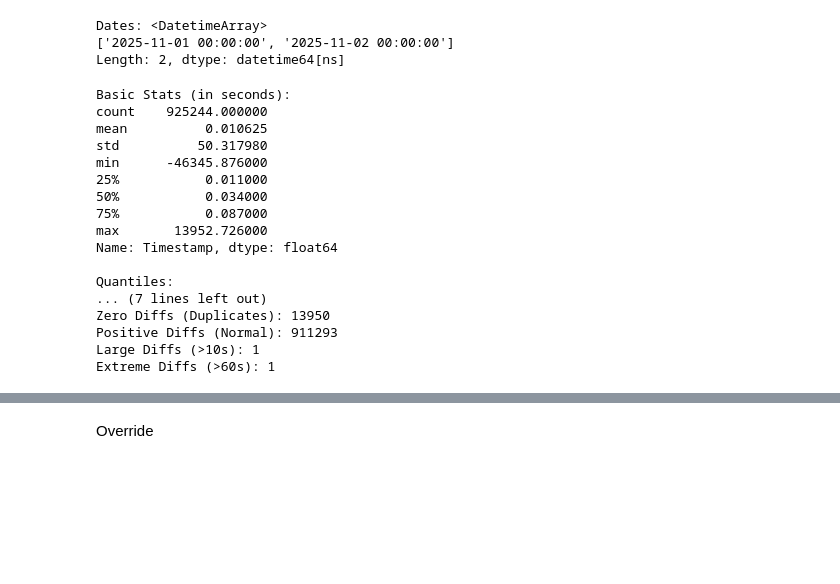
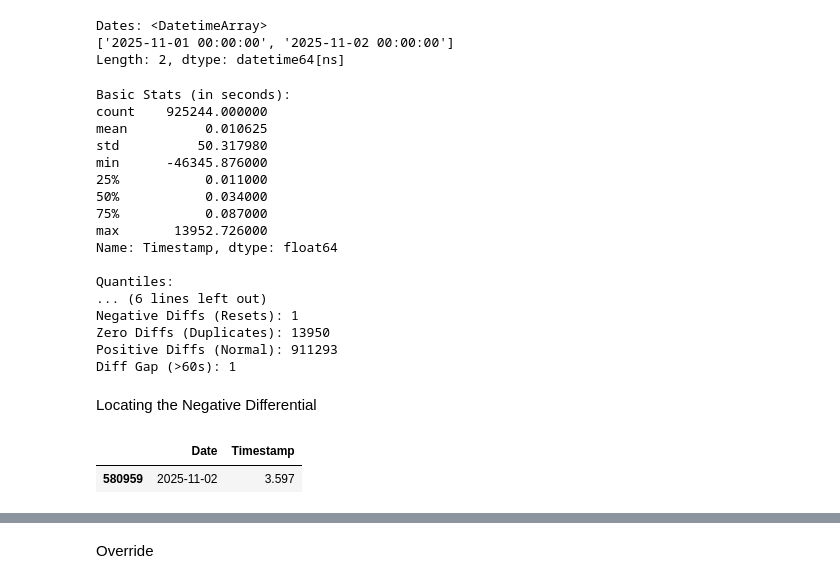
Before and after one commit to shaoyinz/Traxen_Driver_Override, a Jupyter notebook: jupyter_notebooks/override.ipynb, the cells around one changed output, grey strips where cells are left out. Saved outputs shown, nothing was run; the diff lists cells and outputs as text; code cells hidden in the pictures; blank space fills up the shorter version.

```diff
--- a/jupyter_notebooks/override.ipynb
+++ b/jupyter_notebooks/override.ipynb
@@ -90,8 +90,7 @@ print(diffs.quantile([0.5, 0.9, 0.99, 0.999]))
 print('\nNegative Diffs (Resets):', ( diffs < 0 ).sum())
 print('Zero Diffs (Duplicates):', ( diffs == 0 ).sum())
 print('Positive Diffs (Normal):', ( diffs > 0 ).sum())
-print('Large Diffs (>10s):', ( diffs > 10 ).sum())
-print('Extreme Diffs (>60s):', ( diffs > 60 ).sum())
+print('Diff Gap (>60s):', ( diffs > 60 ).sum())
 # %% [output]
 Basic Stats (in seconds):
 count    925244.000000
@@ -105,8 +104,16 @@ max       13952.726000
 Name: Timestamp, dtype: float64
 
 Quantiles:
-... (7 lines left out)
+... (6 lines left out)
+Negative Diffs (Resets): 1
 Zero Diffs (Duplicates): 13950
 Positive Diffs (Normal): 911293
-Large Diffs (>10s): 1
-Extreme Diffs (>60s): 1
+Diff Gap (>60s): 1
+# %% [markdown]
+Locating the Negative Differential
+# %%
+neg_idx = df['Timestamp'].diff().lt(0)
+df.loc[neg_idx, ['Date', 'Timestamp']].head()
+# %% [output]
+|  | Date | Timestamp |
+| 580959 | 2025-11-02 | 3.597 |
```
Also changed, not shown: parts of 5 cells of this notebook.
